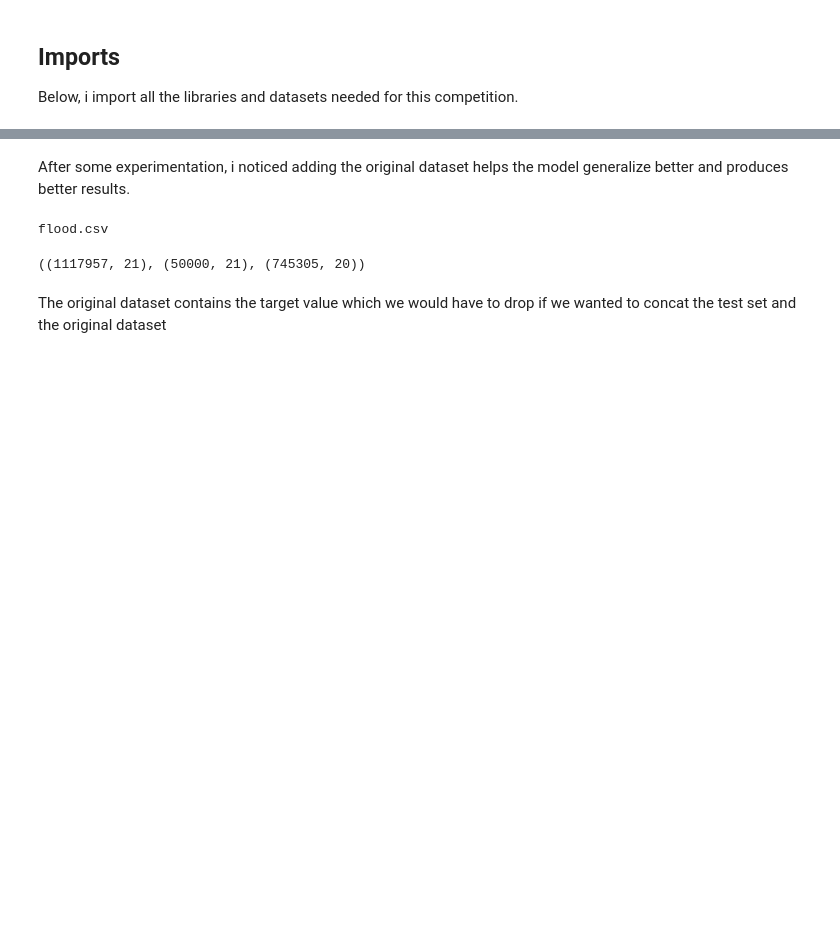
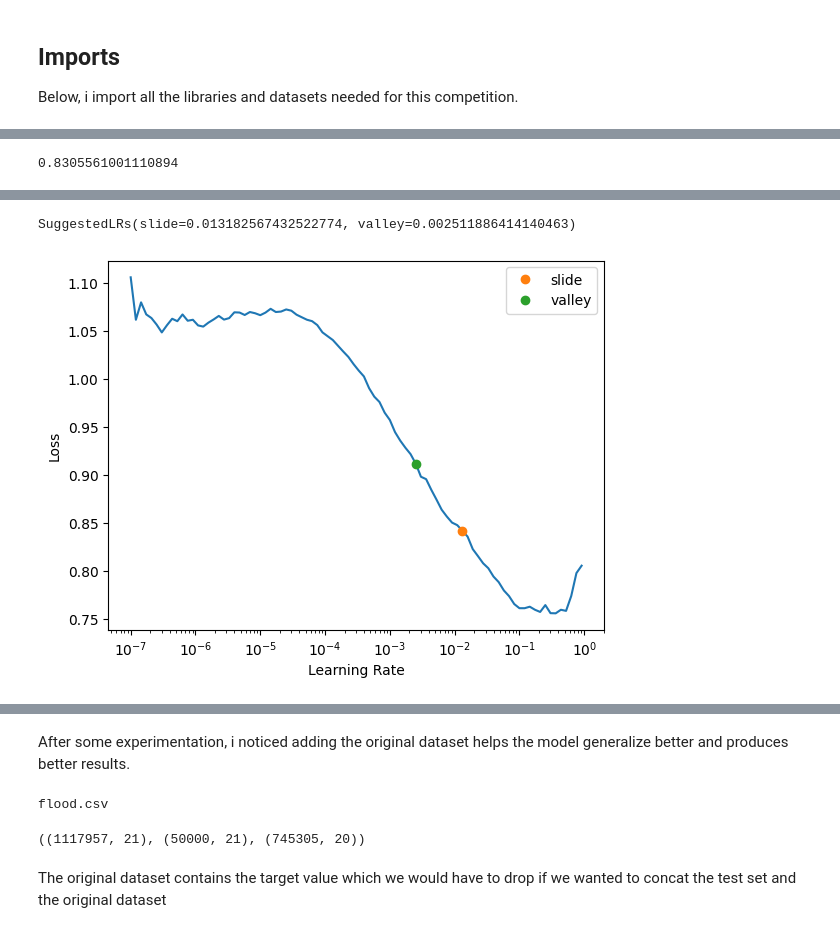
Before and after one commit to rubanzasilva/academic_success, a Jupyter notebook: s04e06_fastai+GBT.ipynb, the cells around one changed output, grey strips where cells are left out. Saved outputs shown, nothing was run; the diff lists cells and outputs as text; code cells hidden in the pictures; blank space fills up the shorter version.

```diff
--- a/s04e06_fastai+GBT.ipynb
+++ b/s04e06_fastai+GBT.ipynb
@@ -208,6 +139,7 @@ sample_submission.csv  test.csv  train.csv
 # %%
 #set_seed(42)
 # %%
-path = Path('/kaggle/input/playground-series-s4e5/')
+
+path = Path('playground-series-s4e6/')
 path
 # %% [output]
@@ -214,0 +168,20 @@ Path('/kaggle/input/playground-series-s4e5')
+# %%
+train_df = pd.read_csv(path/'train.csv',index_col='id')
+test_df = pd.read_csv(path/'test.csv',index_col='id')
+sub_df = pd.read_csv(path/'sample_submission.csv')
+original_df = pd.read_csv('data.csv')
+# %%
+cont_names,cat_names = cont_cat_split(train_df, dep_var='Target')
+splits = RandomSplitter(valid_pct=0.2)(range_of(train_df))
+to = TabularPandas(train_df, procs=[Categorify, FillMissing,Normalize],
+                   cat_names = cat_names,
+                   cont_names = cont_names,
+                   y_names='Target',
+                   y_block=CategoryBlock(),
+                   splits=splits)
+
+X_train, y_train = to.train.xs, to.train.ys.values.ravel()
+X_test, y_test = to.valid.xs, to.valid.ys.values.ravel()
+
+dls = to.dataloaders(bs=64)
+test_dl = dls.test_dl(test_df)
@@ -214,0 +255,8 @@ Path('/kaggle/input/playground-series-s4e5')
+# %%
+lgb_score
+# %% [output]
+0.8305561001110894
+# %%
+learn = tabular_learner(dls, metrics=accuracy)
+learn.lr_find(suggest_funcs=(slide,valley))
+# %% [output]
@@ -214,0 +264,2 @@ Path('/kaggle/input/playground-series-s4e5')
+SuggestedLRs(slide=0.013182567432522774, valley=0.002511886414140463)
+[figure, added]
```
Also changed, not shown: parts of 91 cells of this notebook.
